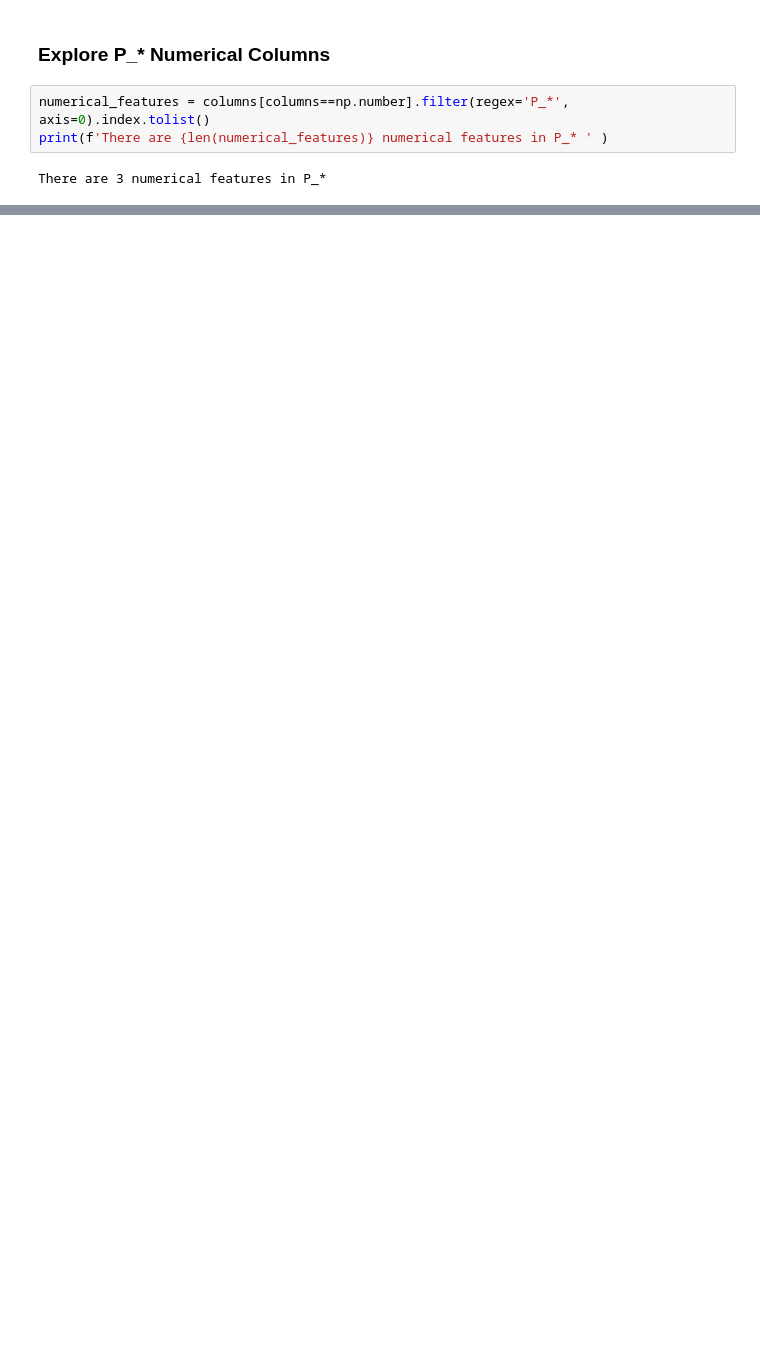
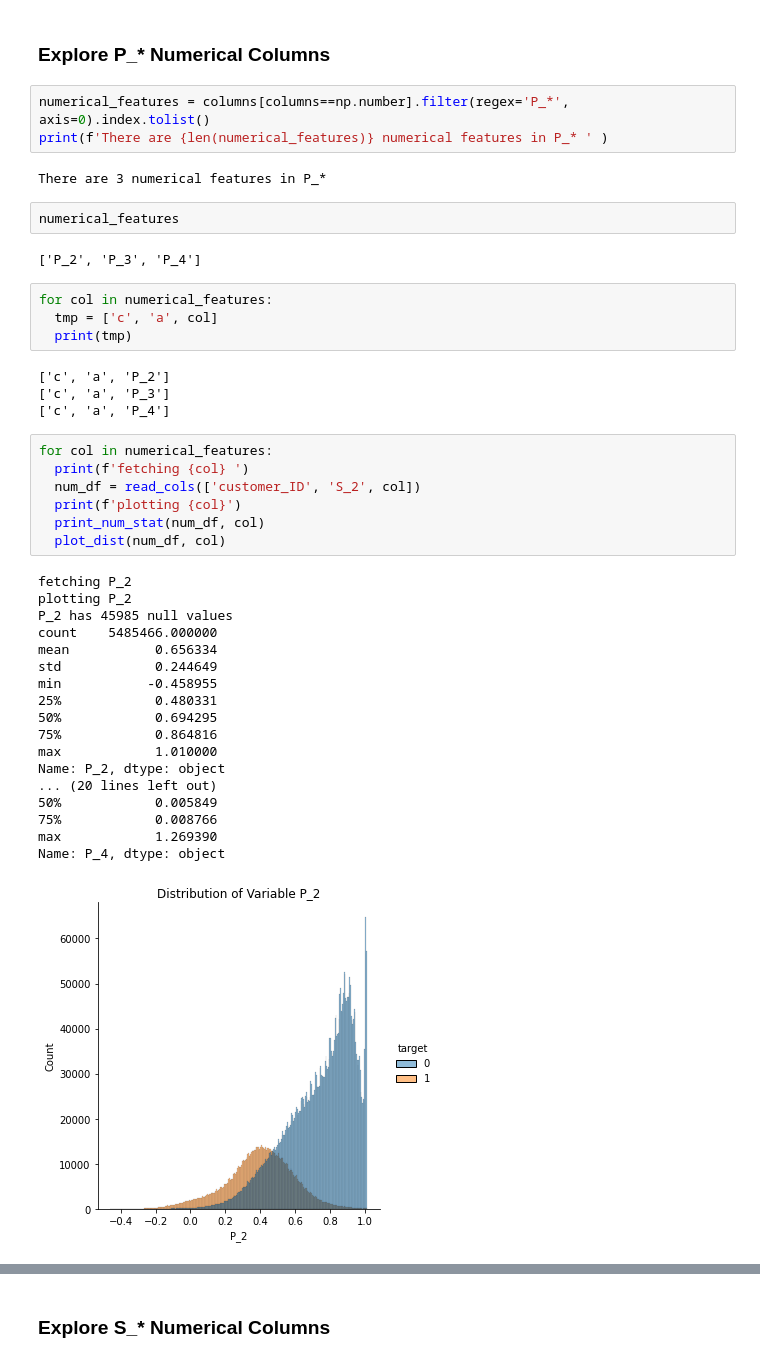
Before and after one commit to sankardevisharath/amex-default-prediction, a Jupyter notebook: notebooks/explore_columns.ipynb, the cells around one changed output, grey strips where cells are left out. Cells and saved outputs as stored; diff of their text form; blank space fills up the shorter version.

Commit message:
Add P_* columns distribution graph

```diff
--- a/notebooks/explore_columns.ipynb
+++ b/notebooks/explore_columns.ipynb
@@ -522,3 +524,41 @@ numerical_features = columns[columns==np.number].filter(regex='P_*', axis=0).ind
 print(f'There are {len(numerical_features)} numerical features in P_* ' )
 # %% [output]
 There are 3 numerical features in P_*
+# %%
+numerical_features
+# %% [output]
+['P_2', 'P_3', 'P_4']
+# %%
+for col in numerical_features:
+  tmp = ['c', 'a', col]
+  print(tmp)
+# %% [output]
+['c', 'a', 'P_2']
+['c', 'a', 'P_3']
+['c', 'a', 'P_4']
+# %%
+for col in numerical_features:
+  print(f'fetching {col} ')
+  num_df = read_cols(['customer_ID', 'S_2', col])
+  print(f'plotting {col}')
+  print_num_stat(num_df, col)
+  plot_dist(num_df, col)
+# %% [output]
+fetching P_2
+plotting P_2
+P_2 has 45985 null values
+count    5485466.000000
+mean           0.656334
+std            0.244649
+min           -0.458955
+25%            0.480331
+50%            0.694295
+75%            0.864816
+max            1.010000
+Name: P_2, dtype: object
+... (20 lines left out)
+50%            0.005849
+75%            0.008766
+max            1.269390
+Name: P_4, dtype: object
+[figure, added]
@@ -524,0 +567,2 @@ There are 3 numerical features in P_*
+# %% [markdown]
+### Explore S_* Numerical Columns
```
Also changed, not shown: parts of 8 cells of this notebook.
